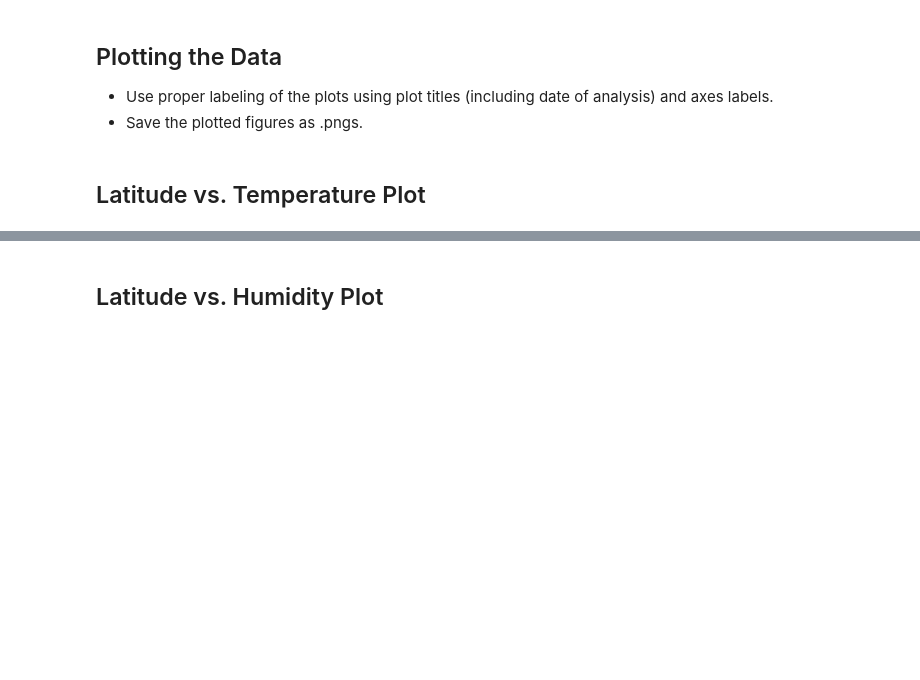
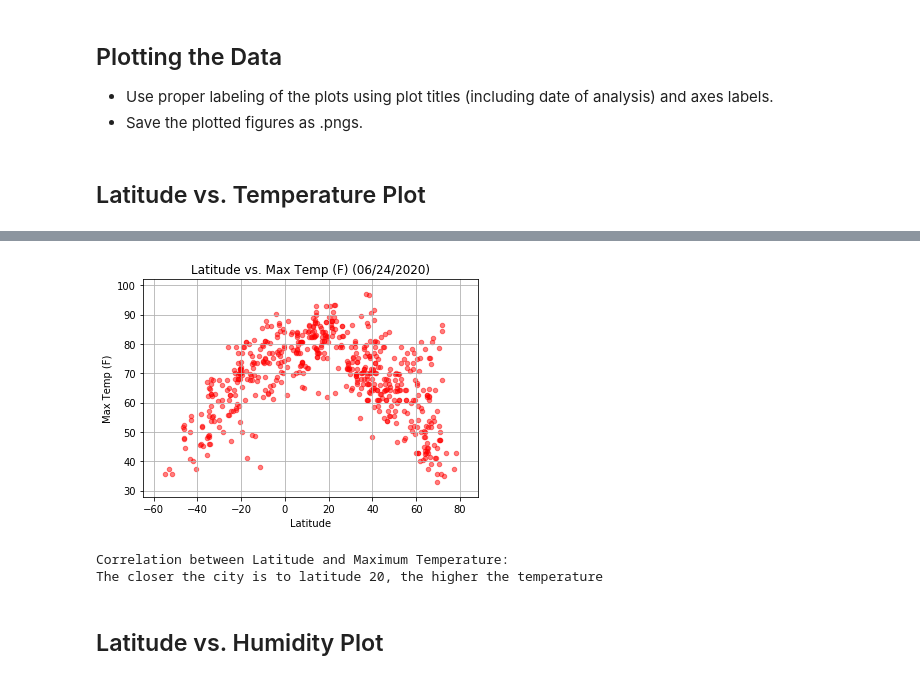
Before and after one commit to M-Agami/Api-challenge, a Jupyter notebook: starter_code/WeatherPy.ipynb, the cells around one changed output, grey strips where cells are left out. Saved outputs shown, nothing was run; the diff lists cells and outputs as text; code cells hidden in the pictures; blank space fills up the shorter version.

Commit message:
completed weather.py

```diff
--- a/starter_code/WeatherPy.ipynb
+++ b/starter_code/WeatherPy.ipynb
@@ -202,2 +191,20 @@ clean_city_data.to_csv("../output_data/cities.csv")
+# %%
+latitude=weather_df.loc[:,"Latitude"]
+temperature=weather_df.loc[:,"Max Temp (F)"]
+latitude_temperature=(pd.DataFrame({"Latitude":latitude,"Max Temp (F)":temperature}))
+latitude_temperature.plot(kind="scatter",x="Latitude", y="Max Temp (F)", c="r", alpha=0.5)
+plt.title(f"Latitude vs. Max Temp (F) ({clean_city_data['Date'][0]})")
+plt.xlim(min(clean_city_data["Latitude"])-10,max(clean_city_data["Latitude"])+10)
+plt.ylim(min(clean_city_data["Max Temp (F)"])-5,max(clean_city_data["Max Temp (F)"])+5)
+plt.grid()
+plt.savefig("../output_data/Fig1.png")
+plt.show()
+
+
+print(f"Correlation between Latitude and Maximum Temperature: \nThe closer the city is to latitude 20, the higher the temperature")
+# %% [output]
+[figure, added]
+Correlation between Latitude and Maximum Temperature:
+The closer the city is to latitude 20, the higher the temperature
 # %% [markdown]
 ## Latitude vs. Humidity Plot
```
Also changed, not shown: parts of 29 cells of this notebook.
